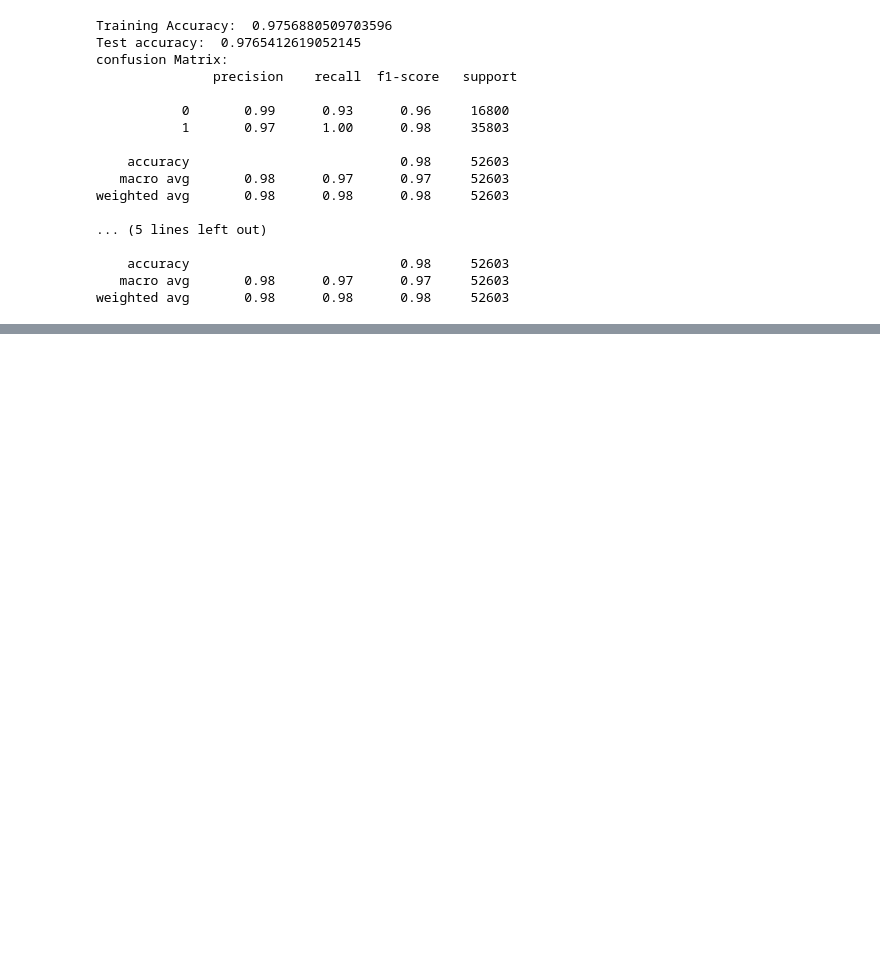
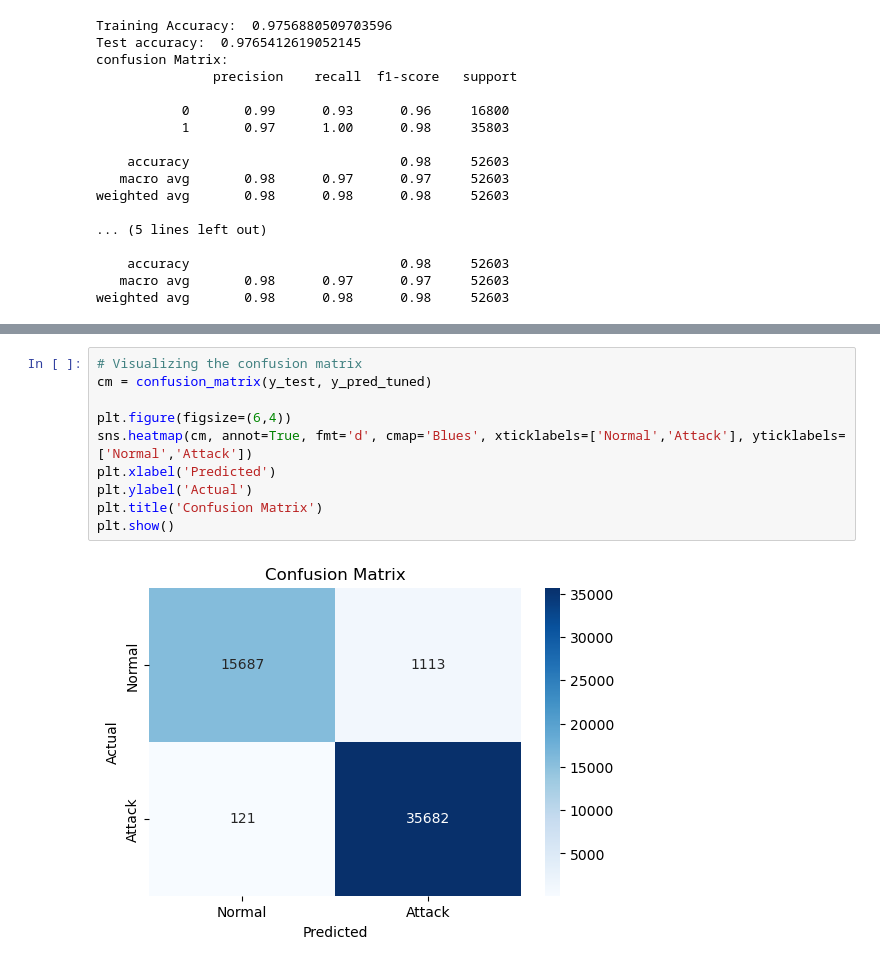
Before and after one commit to capediah-cyber/MyFirstProject, a Jupyter notebook: Presentable.ipynb, the cells around one changed output, grey strips where cells are left out. Drawn from its saved outputs; the diff is of its cells as text; blank space fills up the shorter version.

```diff
--- a/Presentable.ipynb
+++ b/Presentable.ipynb
@@ -191,0 +200,12 @@ weighted avg       0.98      0.98      0.98     52603
+# %%
+# Visualizing the confusion matrix
+cm = confusion_matrix(y_test, y_pred_tuned)
+
+plt.figure(figsize=(6,4))
+sns.heatmap(cm, annot=True, fmt='d', cmap='Blues', xticklabels=['Normal','Attack'], yticklabels=['Normal','Attack'])
+plt.xlabel('Predicted')
+plt.ylabel('Actual')
+plt.title('Confusion Matrix')
+plt.show()
+# %% [output]
+[figure, added]
```
Also changed, not shown: parts of 5 cells of this notebook.
